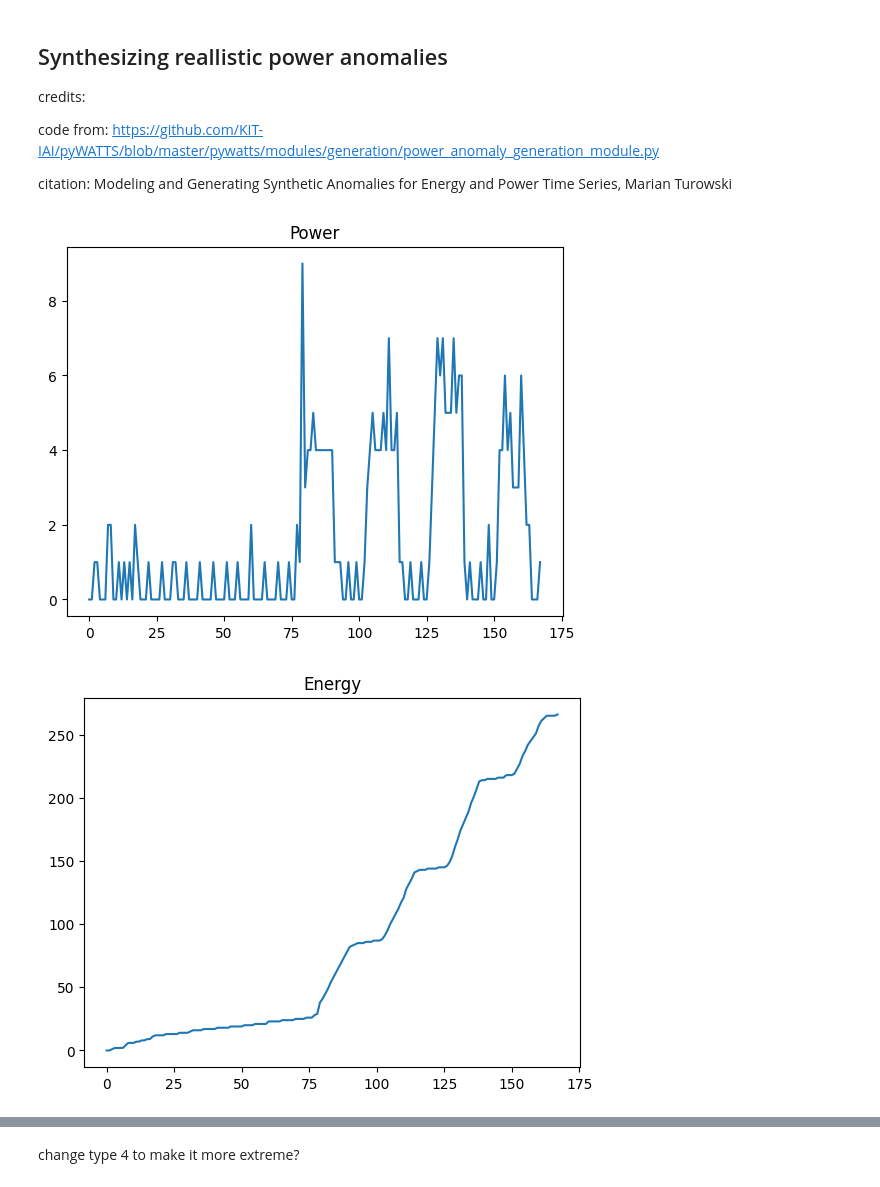
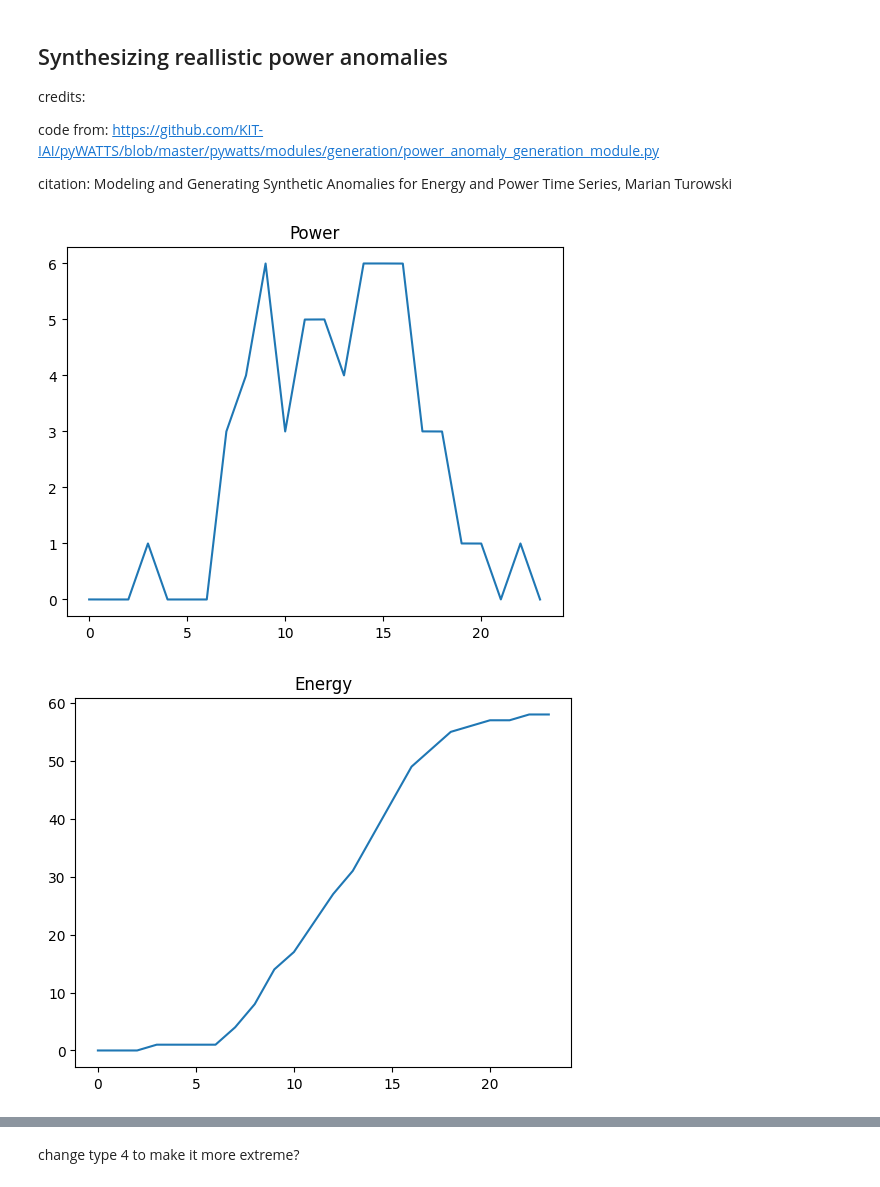
Before and after one commit to MaherDissem/Unsupervised-Anomaly-Detection-in-Noisy-Time-Series-Data-for-Enhancing-Load-Forecasting, a Jupyter notebook: data/synthetic_anomalies.ipynb, the cells around one changed output, grey strips where cells are left out. Saved outputs shown, nothing was run; the diff lists cells and outputs as text; code cells hidden in the pictures.

```diff
--- a/data/synthetic_anomalies.ipynb
+++ b/data/synthetic_anomalies.ipynb
@@ -205,18 +136,21 @@ code from: https://github.com/KIT-IAI/pyWATTS/blob/master/pywatts/modules/genera
 
 citation: Modeling and Generating Synthetic Anomalies for Energy and Power Time Series, Marian Turowski
 # %%
-power = data[0]
+r = np.random.randint(0, len(load)//24-1)
+
+power = np.array(load.values[24*r:24*(r+1)])
 energy = np.cumsum(power)
+
 plt.plot(power)
 plt.title("Power")
 plt.show()
 
 plt.plot(energy)
 plt.title("Energy")
 plt.show()
 # %% [output]
-[figure, old version]
+[figure, new version]
-[figure, old version]
+[figure, new version]
 # %%
 def _anomaly_type1(target, indices, lengths, k=0):
     """
```
Also changed, not shown: parts of 14 cells of this notebook.
